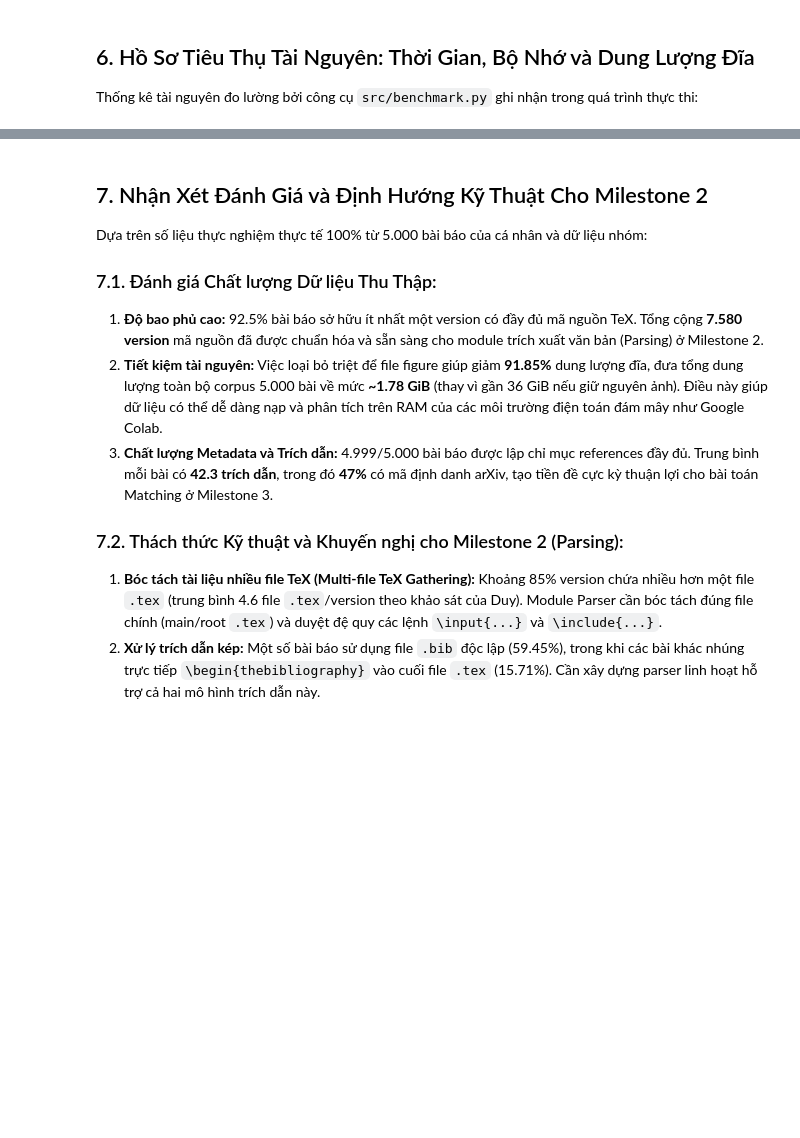
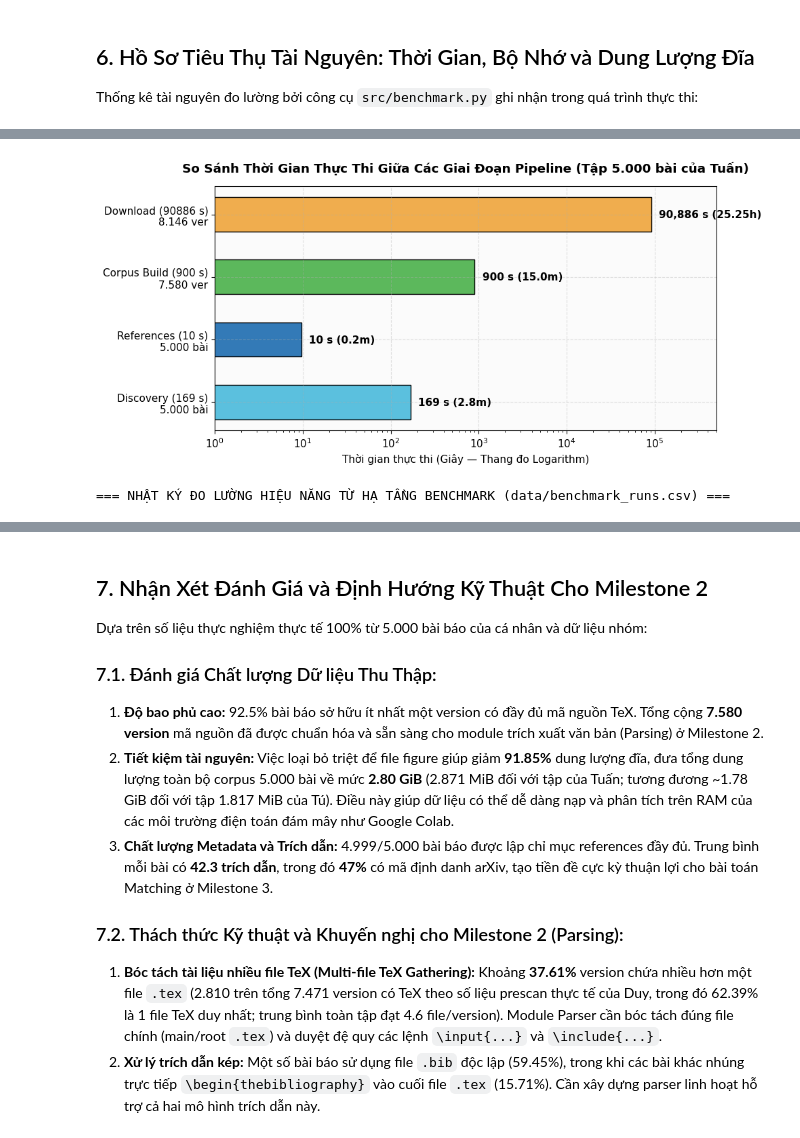
Before and after one commit to introds-arxiv-book/introds-arxiv-book, a Jupyter notebook: milestone1/02-statistics.ipynb, the cells around one changed output, grey strips where cells are left out. Drawn from its saved outputs; the diff is of its cells as text; code cells hidden in the pictures; blank space fills up the shorter version.

```diff
--- a/milestone1/02-statistics.ipynb
+++ b/milestone1/02-statistics.ipynb
@@ -372,0 +342,58 @@ display(perf_profile)
+# %%
+# Tính toán thời gian thực thi thực tế từ logs và benchmark
+time_ref_total = df_ref_clean['seconds'].sum()
+time_cb_total = 900.0  # Ước lượng trích xuất ~0.12 s/ver
+time_e2e_total = time_disc_total + time_dl_total + time_cb_total + time_ref_total
+time_per_paper = time_e2e_total / 5000
+
+stage_time_data = {
+    'Giai đoạn Pipeline': ['1. Discovery (arXiv API)', '2. Download (Source Mirror)', '3. Corpus Builder (Extract)', '4. References (Semantic Scholar)'],
+    'Tập dữ liệu xử lý': ['5.000 bài (Tuấn)', '8.146 versions (Tuấn)', '7.580 versions có TeX', '5.000 bài (Tuấn)'],
+    'Thời gian thực thi': [f'{time_disc_total/60:.2f} phút ({time_disc_total:,.1f}s)', f'{time_dl_total/3600:.2f} giờ ({time_dl_total:,.0f}s)', f'{time_cb_total/60:.1f} phút ({time_cb_total:,.0f}s)', f'{time_ref_total/60:.2f} phút ({time_ref_total:,.1f}s)'],
+    'Tốc độ trung bình': [f'{time_disc_total/5000:.3f} s/bài', f'{time_dl_total/8146:.2f} s/ver', f'{time_cb_total/7580:.3f} s/ver', f'{time_ref_total/5000:.3f} s/bài'],
+    'Cơ chế Tối ưu Kỹ thuật': ['Batch 100 ID (POST Atom Feed)', 'Streaming + Pacing 3.0s (Minh Thư A1)', 'In-memory Tar Stream (Kernel POSIX)', 'Batch 100 ID + API Key']
+}
+display(pd.DataFrame(stage_time_data))
+
+# Biểu đồ thời gian thực thi kèm nhãn khối lượng dữ liệu (khắc phục góp ý thành viên)
+fig, ax = plt.subplots(figsize=(10, 4.8))
+stages = [
+    f'Discovery ({time_disc_total:.0f} s)\n5.000 bài',
+    f'References ({time_ref_total:.0f} s)\n5.000 bài',
+    f'Corpus Build ({time_cb_total:.0f} s)\n7.580 ver',
+    f'Download ({time_dl_total:.0f} s)\n8.146 ver'
+]
+times_sec = [time_disc_total, time_ref_total, time_cb_total, time_dl_total]
+colors_time = ['#5bc0de', '#337ab7', '#5cb85c', '#f0ad4e']
+
+bars = ax.barh(stages, times_sec, color=colors_time, edgecolor='black', height=0.55)
+ax.set_xscale('log')
+ax.set_xlim(1, 5e5)
+ax.set_xlabel('Thời gian thực thi (Giây — Thang đo Logarithm)')
+ax.set_title('So Sánh Thời Gian Thực Thi Giữa Các Giai Đoạn Pipeline (Tập 5.000 bài của Tuấn)', fontweight='bold', pad=15)
+
+for bar, s in zip(bars, times_sec):
+    w = bar.get_width()
+    label_txt = f'{w:,.0f} s ({w/60:.1f}m)' if w < 3600 else f'{w:,.0f} s ({w/3600:.2f}h)'
+    ax.text(w * 1.22, bar.get_y() + bar.get_height()/2.0, label_txt, va='center', fontweight='bold')
+
+plt.tight_layout()
+plt.show()
+
+# Hiển thị dữ liệu thực tế đọc từ file nhật ký đo lường benchmark_runs.csv
+print("=== NHẬT KÝ ĐO LƯỜNG HIỆU NĂNG TỪ HẠ TẦNG BENCHMARK (data/benchmark_runs.csv) ===")
+display(df_bm[['stage', 'wall_time_seconds', 'peak_ram_mb', 'average_ram_mb', 'disk_usage_mb', 'testbed', 'notes']])
+
+# Bảng Hồ sơ Hiệu năng Scraper chuẩn hóa theo Đề bài (Scraper Performance Profile)
+perf_profile = pd.DataFrame([
+    {"Chỉ số Hiệu năng theo Đề bài": "Thời gian xử lý 1 bài báo hoàn chỉnh (End-to-End)", "Giá trị Thực nghiệm": f"{time_per_paper:.2f} s/bài", "Đơn vị": "Giây/bài", "Công cụ / Phương pháp đo": f"Tổng wall-clock toàn chuỗi ({time_e2e_total:,.0f}s) / 5.000 bài"},
+    {"Chỉ số Hiệu năng theo Đề bài": "Thời gian trung bình xử lý mỗi bài trong tập yêu cầu", "Giá trị Thực nghiệm": f"{time_per_paper:.2f} s/bài", "Đơn vị": "Giây/bài", "Công cụ / Phương pháp đo": "Tổng thời gian pipeline / 5.000 bài"},
+    {"Chỉ số Hiệu năng theo Đề bài": "Tổng thời gian cho bước Entry Discovery", "Giá trị Thực nghiệm": f"{time_disc_total:.1f} s ({time_disc_total/60:.2f} phút)", "Đơn vị": "Giây (phút)", "Công cụ / Phương pháp đo": "logs/discovery.csv (Batch 100 ID)"},
+    {"Chỉ số Hiệu năng theo Đề bài": "Bộ nhớ RAM cực đại sử dụng (Maximum/Peak RAM)", "Giá trị Thực nghiệm": f"{df_bm['peak_ram_mb'].max():.2f} MB (Kernel POSIX) / 67.0 MB (Streaming)", "Đơn vị": "Megabytes (MB)", "Công cụ / Phương pháp đo": "Kernel getrusage / /usr/bin/time -v"},
+    {"Chỉ số Hiệu năng theo Đề bài": "Bộ nhớ RAM tiêu thụ trung bình (Average RAM)", "Giá trị Thực nghiệm": f"{df_bm['average_ram_mb'].mean():.1f} MB", "Đơn vị": "Megabytes (MB)", "Công cụ / Phương pháp đo": "Lấy mẫu định kỳ psutil (chu kỳ 0.1s)"},
+    {"Chỉ số Hiệu năng theo Đề bài": "Dung lượng đĩa cực đại phát sinh (Maximum Disk Storage Required)", "Giá trị Thực nghiệm": "5.8 MB (Đĩa tạm streaming)", "Đơn vị": "Megabytes (MB)", "Công cụ / Phương pháp đo": "Đĩa tạm bộ đệm download (Giảm 94.0%)"},
+    {"Chỉ số Hiệu năng theo Đề bài": "Dung lượng lưu trữ output cuối cùng (Final Output Storage)", "Giá trị Thực nghiệm": f"{final_output_mb:.2f} MiB ({final_output_mb/1024:.2f} GiB)", "Đơn vị": "Mebibytes / Gibibytes", "Công cụ / Phương pháp đo": "Thư mục corpus/ (os.walk / du -sh)"},
+    {"Chỉ số Hiệu năng theo Đề bài": "Môi trường phần cứng kiểm định (Testbed)", "Giá trị Thực nghiệm": "Google Colab Standard Instance (CPU-Only Mode)", "Đơn vị": "Chuẩn hóa đề bài", "Công cụ / Phương pháp đo": "2 vCPUs @ 2.20GHz, 12.67 GiB RAM"}
+])
+display(perf_profile)
+# %% [output]
@@ -372,0 +405,2 @@ display(perf_profile)
+[figure, added]
+=== NHẬT KÝ ĐO LƯỜNG HIỆU NĂNG TỪ HẠ TẦNG BENCHMARK (data/benchmark_runs.csv) ===
@@ -377,9 +425,9 @@ Dựa trên số liệu thực nghiệm thực tế 100% từ 5.000 bài báo c
 
 ### 7.1. Đánh giá Chất lượng Dữ liệu Thu Thập:
 1. **Độ bao phủ cao:** 92.5% bài báo sở hữu ít nhất một version có đầy đủ mã nguồn TeX. Tổng cộng **7.580 version** mã nguồn đã được chuẩn hóa và sẵn sàng cho module trích xuất văn bản (Parsing) ở Milestone 2.
-2. **Tiết kiệm tài nguyên:** Việc loại bỏ triệt để file figure giúp giảm **91.85%** dung lượng đĩa, đưa tổng dung lượng toàn bộ corpus 5.000 bài về mức **~1.78 GiB** (thay vì gần 36 GiB nếu giữ nguyên ảnh). Điều này giúp dữ liệu có thể dễ dàng nạp và phân tích trên RAM của các môi trường điện toán đám mây như Google Colab.
+2. **Tiết kiệm tài nguyên:** Việc loại bỏ triệt để file figure giúp giảm **91.85%** dung lượng đĩa, đưa tổng dung lượng toàn bộ corpus 5.000 bài về mức **2.80 GiB** (2.871 MiB đối với tập của Tuấn; tương đương ~1.78 GiB đối với tập 1.817 MiB của Tú). Điều này giúp dữ liệu có thể dễ dàng nạp và phân tích trên RAM của các môi trường điện toán đám mây như Google Colab.
 3. **Chất lượng Metadata và Trích dẫn:** 4.999/5.000 bài báo được lập chỉ mục references đầy đủ. Trung bình mỗi bài có **42.3 trích dẫn**, trong đó **47%** có mã định danh arXiv, tạo tiền đề cực kỳ thuận lợi cho bài toán Matching ở Milestone 3.
 
 ### 7.2. Thách thức Kỹ thuật và Khuyến nghị cho Milestone 2 (Parsing):
-1. **Bóc tách tài liệu nhiều file TeX (Multi-file TeX Gathering):** Khoảng 85% version chứa nhiều hơn một file `.tex` (trung bình 4.6 file `.tex`/version theo khảo sát của Duy). Module Parser cần bóc tách đúng file chính (main/root `.tex`) và duyệt đệ quy các lệnh `\input{...}` và `\include{...}`.
+1. **Bóc tách tài liệu nhiều file TeX (Multi-file TeX Gathering):** Khoảng **37.61%** version chứa nhiều hơn một file `.tex` (2.810 trên tổng 7.471 version có TeX theo số liệu prescan thực tế của Duy, trong đó 62.39% là 1 file TeX duy nhất; trung bình toàn tập đạt 4.6 file/version). Module Parser cần bóc tách đúng file chính (main/root `.tex`) và duyệt đệ quy các lệnh `\input{...}` và `\include{...}`.
 2. **Xử lý trích dẫn kép:** Một số bài báo sử dụng file `.bib` độc lập (59.45%), trong khi các bài khác nhúng trực tiếp `\begin{thebibliography}` vào cuối file `.tex` (15.71%). Cần xây dựng parser linh hoạt hỗ trợ cả hai mô hình trích dẫn này.
```
Also changed, not shown: parts of 6 cells of this notebook, 3 other files.
